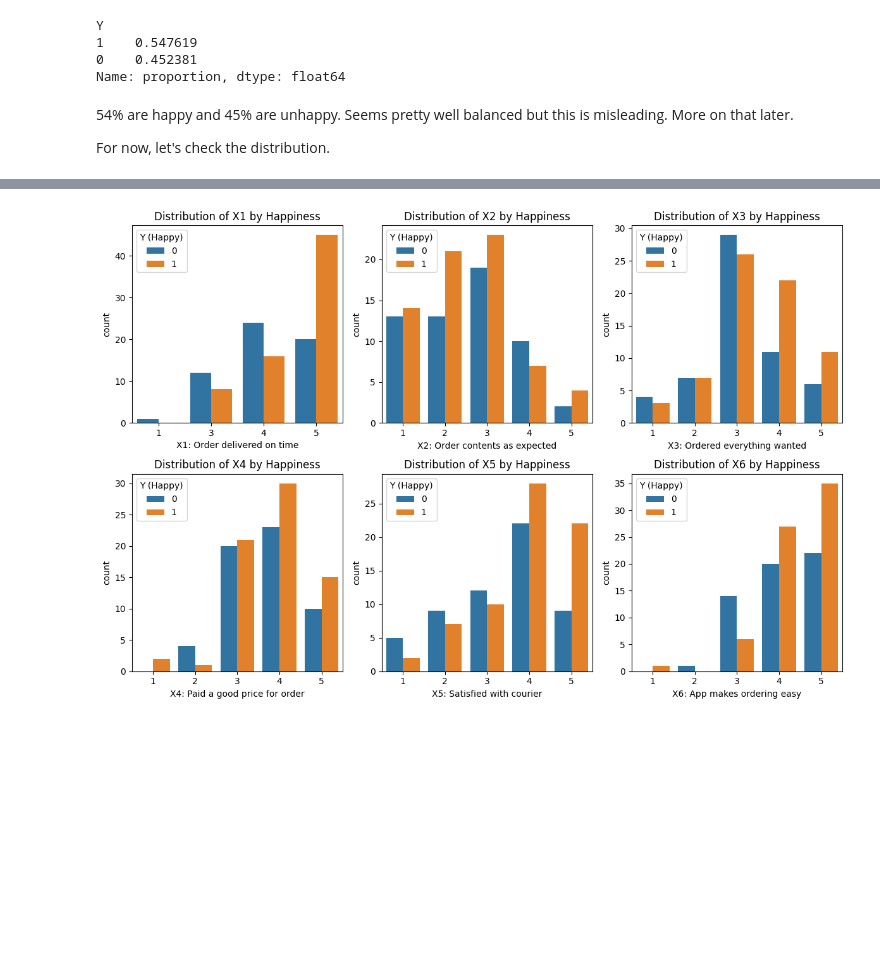
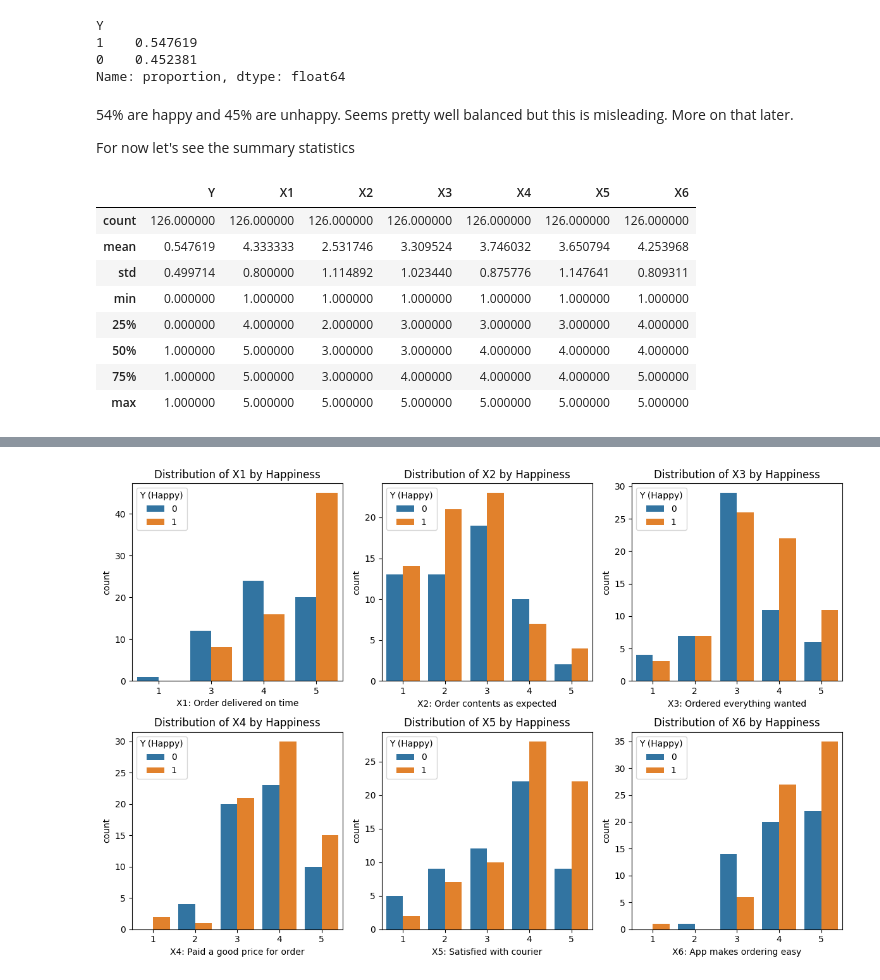
Before and after one commit to macsiwase/logistics-happy-customers, a Jupyter notebook: happiness.ipynb, the cells around one changed output, grey strips where cells are left out. Cells and saved outputs as stored; diff of their text form; code cells hidden in the pictures; blank space fills up the shorter version.

Commit message:
added summary statistics, updated wordings, cleaned up explanations for EDA section.

```diff
--- a/happiness.ipynb
+++ b/happiness.ipynb
@@ -50,4 +50,16 @@ Name: proportion, dtype: float64
 # %% [markdown]
 54% are happy and 45% are unhappy. Seems pretty well balanced but this is misleading. More on that later.
 
-For now, let's check the distribution.
+For now let's see the summary statistics
+# %%
+df.describe()
+# %% [output]
+|  | Y | X1 | X2 | X3 | X4 | X5 | X6 |
+| count | 126.000000 | 126.000000 | 126.000000 | 126.000000 | 126.000000 | 126.000000 | 126.000000 |
+| mean | 0.547619 | 4.333333 | 2.531746 | 3.309524 | 3.746032 | 3.650794 | 4.253968 |
+| std | 0.499714 | 0.800000 | 1.114892 | 1.023440 | 0.875776 | 1.147641 | 0.809311 |
+| min | 0.000000 | 1.000000 | 1.000000 | 1.000000 | 1.000000 | 1.000000 | 1.000000 |
+| 25% | 0.000000 | 4.000000 | 2.000000 | 3.000000 | 3.000000 | 3.000000 | 4.000000 |
+| 50% | 1.000000 | 5.000000 | 3.000000 | 3.000000 | 4.000000 | 4.000000 | 4.000000 |
+| 75% | 1.000000 | 5.000000 | 3.000000 | 4.000000 | 4.000000 | 4.000000 | 5.000000 |
+| max | 1.000000 | 5.000000 | 5.000000 | 5.000000 | 5.000000 | 5.000000 | 5.000000 |
```
Also changed, not shown: parts of 11 cells of this notebook.
